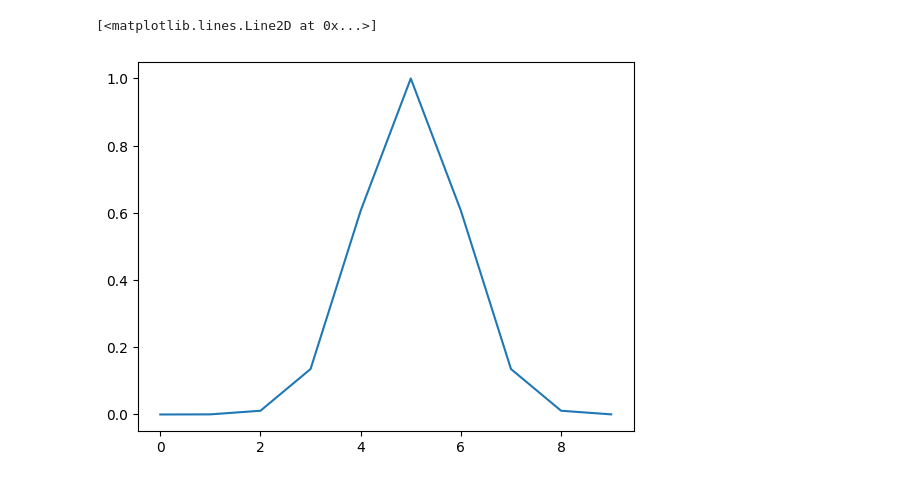
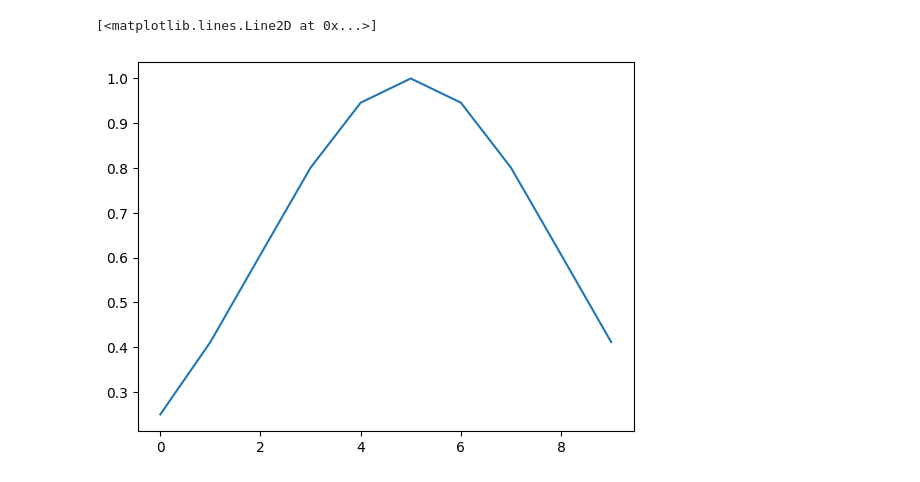
Before and after one commit to BernardMaacaron/JointAttractorNets, a Jupyter notebook: RingAttractorExample.ipynb, the cells around one changed output. Drawn from its saved outputs; the diff is of its cells as text; code cells hidden in the pictures.

```diff
--- a/RingAttractorExample.ipynb
+++ b/RingAttractorExample.ipynb
@@ -13,14 +13,14 @@ V_reset = -80*mV
 # %%
 # Creating a fake input
 def gaussian(x, mu, sig):
     return np.exp(-np.power(x - mu, 2.) / (2 * np.power(sig, 2.)))
 
-input_weights = gaussian(np.arange(0,10),5,1) #input object
+input_weights = gaussian(np.arange(0,10),5,3) #input object
 
 plt.plot(input_weights)
 # %% [output]
 [<matplotlib.lines.Line2D at 0x...>]
-[figure, old version]
+[figure, new version]
 # %%
 #FEDEs CODE
 
```
Also changed, not shown: parts of 2 cells of this notebook.
